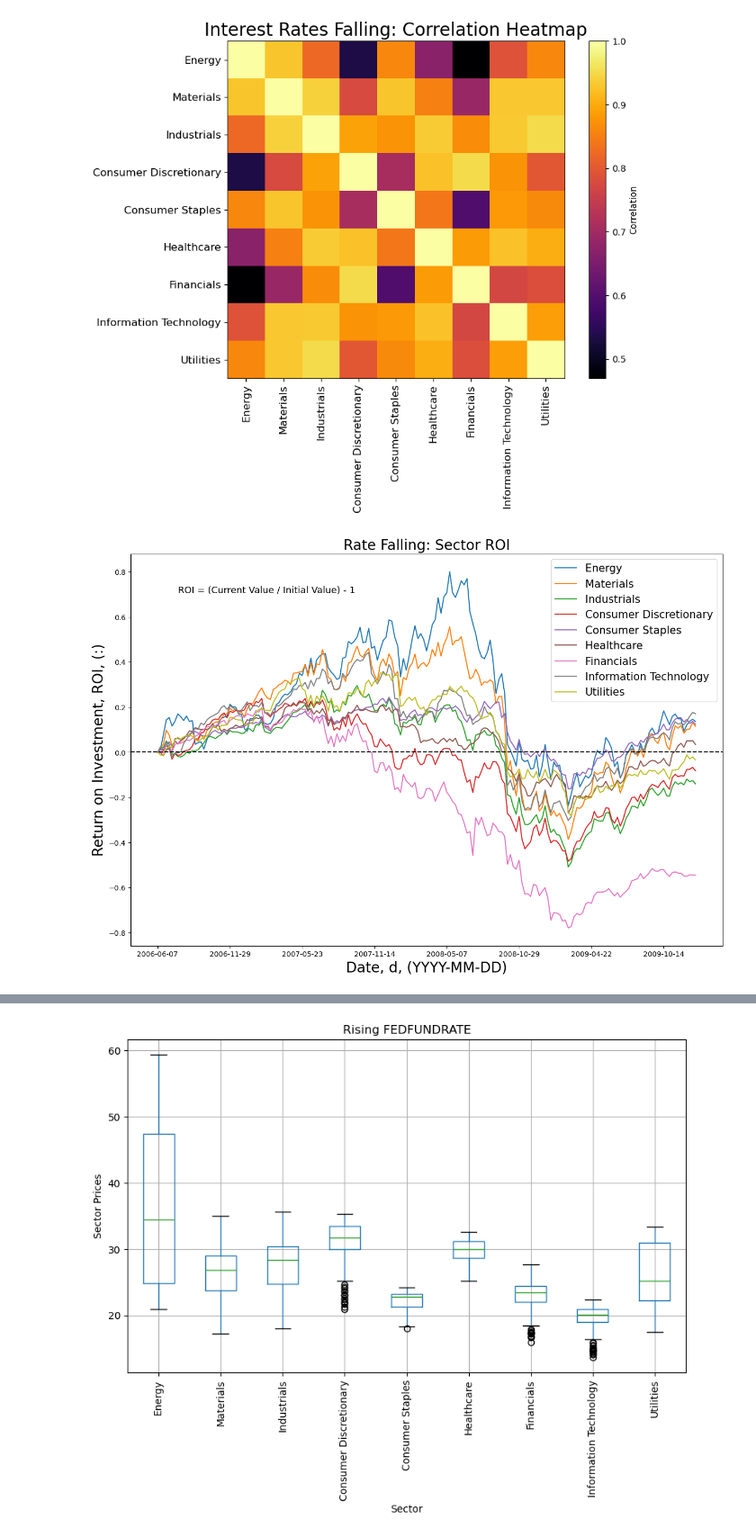
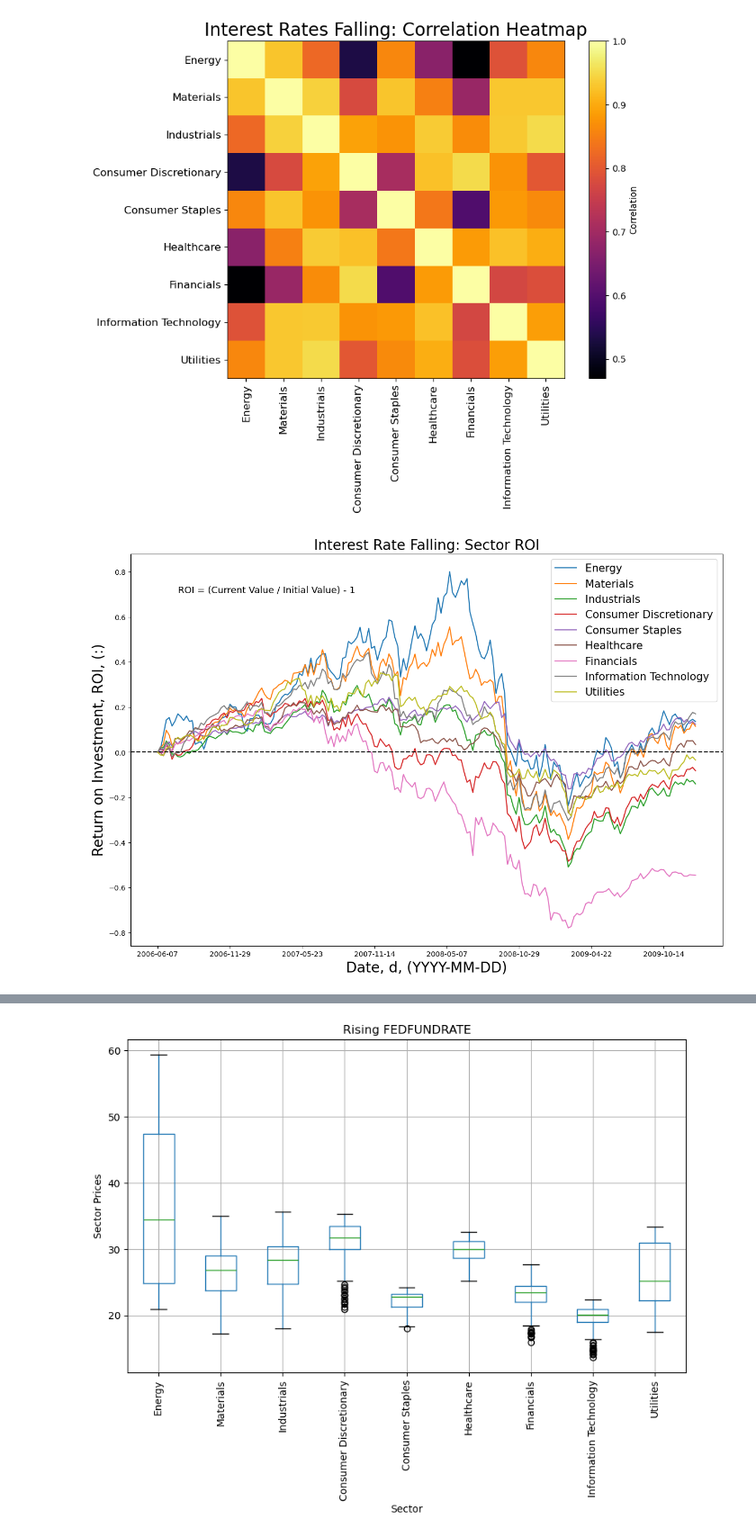
Before and after one commit to RealFakeDoor/Project-one, a Jupyter notebook: Main.ipynb, the cells around one changed output, grey strips where cells are left out. Shown at 90% size. Drawn from its saved outputs; the diff is of its cells as text; code cells hidden in the pictures.

```diff
--- a/Main.ipynb
+++ b/Main.ipynb
@@ -84,28 +85,28 @@ plt.show()
 # %%
 # Calculate ROI for each column
 roi_Lowering_df = df_Lowering_FEDFUND / df_Lowering_FEDFUND.iloc[0] - 1
 # Calculate percentage change as ROI
 
 # Plot the DataFrame with ROI values
 roi_Lowering_df.plot(kind='line', figsize=(15, 10))
 
 # Add horizontal line at y=0
 plt.axhline(y=0, color='k', linestyle='--')
 
 
 # Add ROI formula label
 plt.text(0.08, 0.9, 'ROI = (Current Value / Initial Value) - 1', fontsize=13, transform=plt.gca().transAxes)
 
 # Add labels, title and legend.
 plt.xlabel('Date, d, (YYYY-MM-DD)', fontsize=20)
 plt.ylabel('Return on Investment, ROI, (:)', fontsize=20)
-plt.title('Rate Falling: Sector ROI', fontsize=20)
+plt.title('Interest Rate Falling: Sector ROI', fontsize=20)
 plt.legend(fontsize=15)
 
 # Show the plot
 plt.show()
 # %% [output]
-[figure, old version]
+[figure, new version]
 # %%
 # Calculate ROI for each column
 roi_Rising_df = df_Rising_FEDFUND/ df_Rising_FEDFUND.iloc[0] - 1
```
Also changed, not shown: parts of 3 cells of this notebook, 1 other file.
